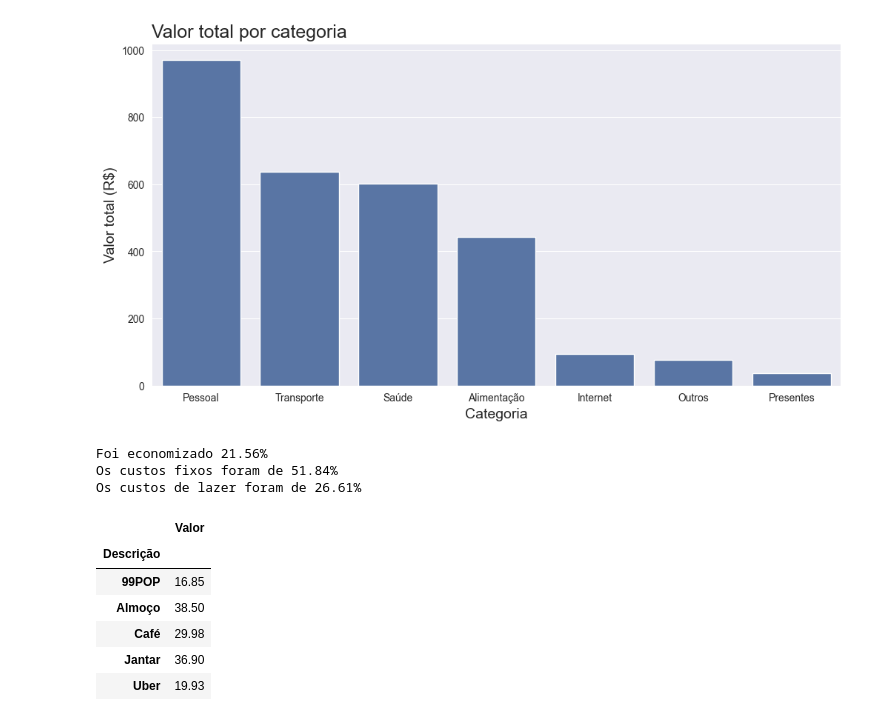
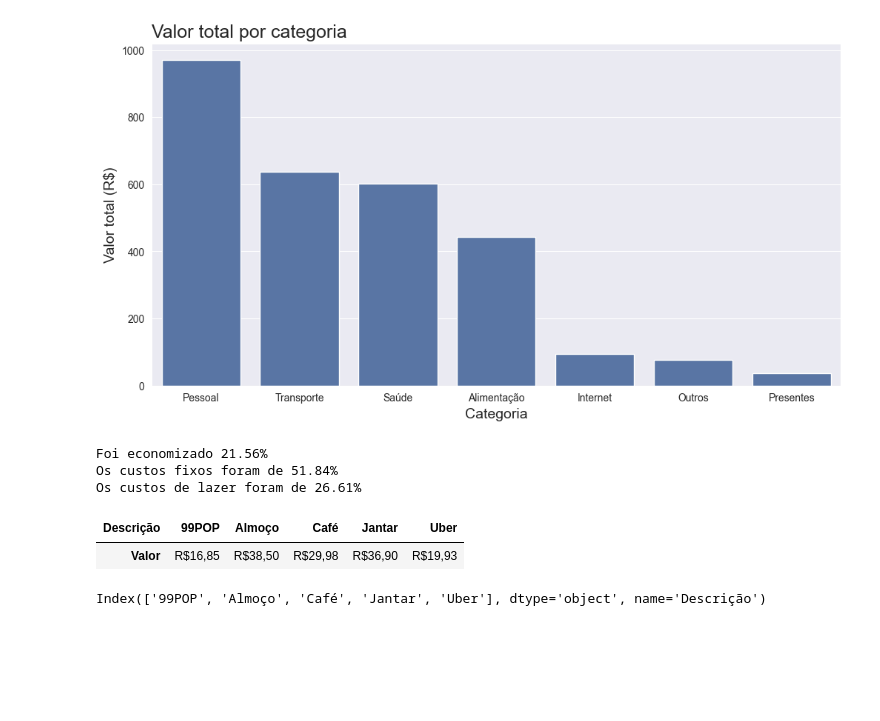
Before and after one commit to ledsouza/Analise_Financeira, a Jupyter notebook: EDA.ipynb, the cells around one changed output. Cells and saved outputs as stored; diff of their text form; code cells hidden in the pictures; blank space fills up the shorter version.

Commit message:
Alterada a formatação dos valores para moedar BRL

```diff
--- a/EDA.ipynb
+++ b/EDA.ipynb
@@ -70,15 +70,14 @@ Os custos de lazer foram de 26.61%
 # %%
 mask = ((df['Descrição'] == 'Uber') | (df['Descrição'] == '99POP')) & ((df['Valor'] > 25) | (df['Valor'] < 15))
 df_transporte_trabalho = df[~mask]
 media_categoria = df_transporte_trabalho[['Valor', 'Descrição']].groupby('Descrição').mean()
 categorias_desejadas = ['Almoço', 'Jantar', 'Café', '99POP', 'Uber']
 categorias_presentes = media_categoria.index.isin(categorias_desejadas)
-media_categoria[categorias_presentes].round(2)
+media_categoria[categorias_presentes].T.style.format('R${:.2f}', decimal= ',')
 # %% [output]
-|  | Valor |
-| Descrição |  |
-| 99POP | 16.85 |
-| Almoço | 38.50 |
-| Café | 29.98 |
-| Jantar | 36.90 |
-| Uber | 19.93 |
+| Descrição | 99POP | Almoço | Café | Jantar | Uber |
+| Valor | R$16,85 | R$38,50 | R$29,98 | R$36,90 | R$19,93 |
+# %%
+media_categoria[categorias_presentes].index
+# %% [output]
+Index(['99POP', 'Almoço', 'Café', 'Jantar', 'Uber'], dtype='object', name='Descrição')
```
Also changed, not shown: 1 other file.
